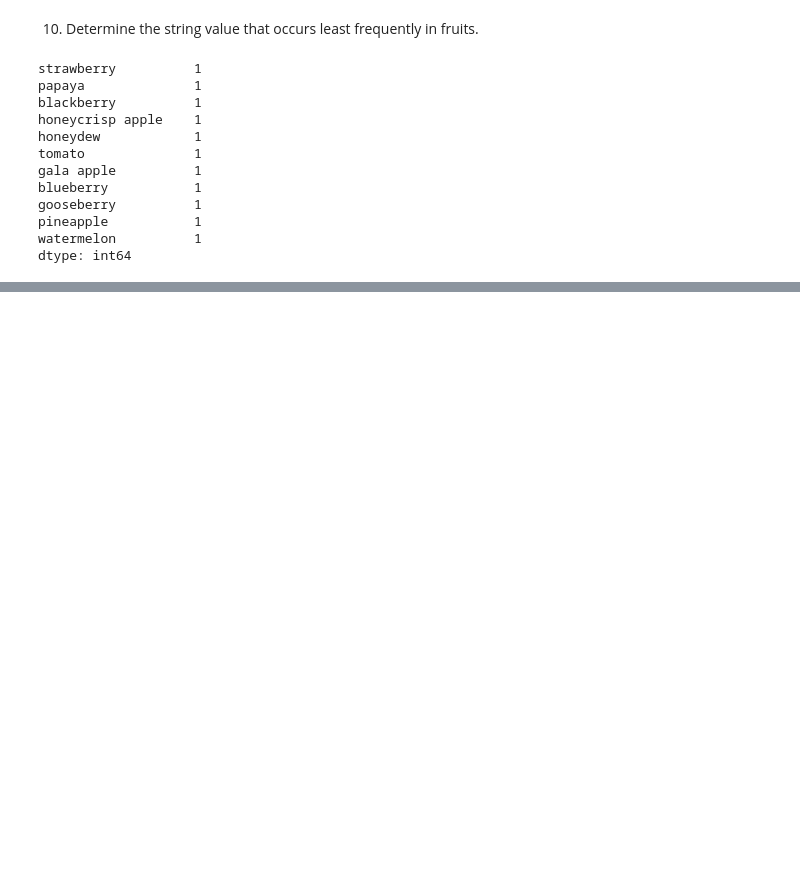
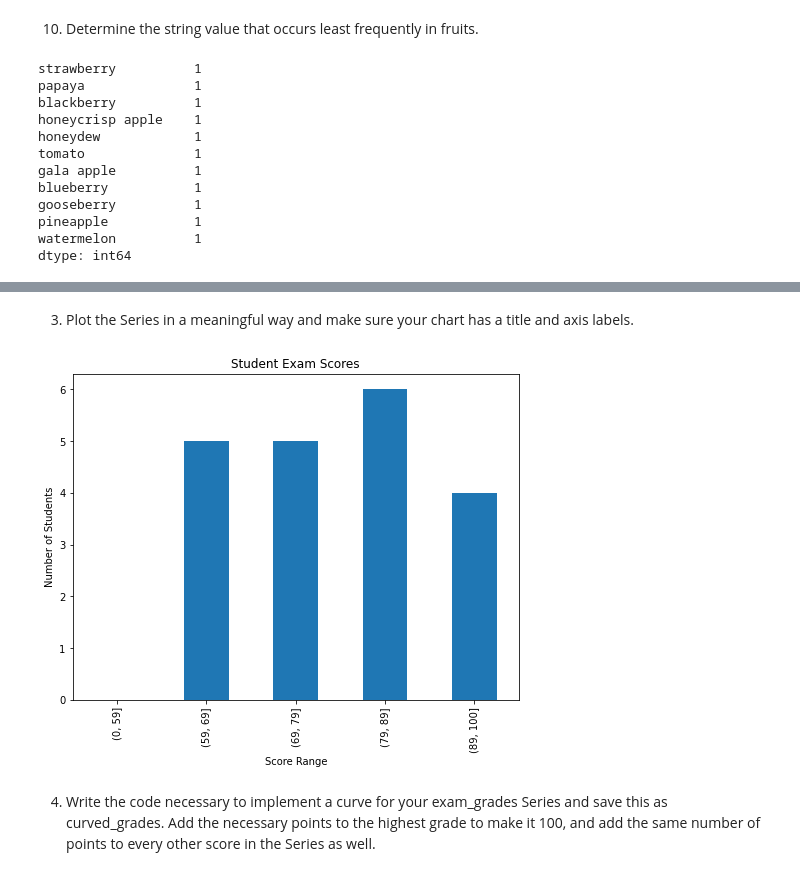
Before and after one commit to sophia-stewart/numpy-pandas-visualization-exercises, a Jupyter notebook: pandas_series.ipynb, the cells around one changed output, grey strips where cells are left out. Cells and saved outputs as stored; diff of their text form; code cells hidden in the pictures; blank space fills up the shorter version.

```diff
--- a/pandas_series.ipynb
+++ b/pandas_series.ipynb
@@ -163,0 +509,4 @@ dtype: int64
+# %%
+exam_scores = [60, 86, 75, 62, 93, 71, 60, 83, 95, 78, 65, 72, 69, 81, 96, 80, 85, 92, 82, 78]
+exam_scores = pd.Series(exam_scores)
+exam_scores
@@ -163,0 +553,11 @@ dtype: int64
+# %% [markdown]
+3. Plot the Series in a meaningful way and make sure your chart has a title and axis labels.
+# %%
+binned_grades = pd.cut(exam_scores, bins = (0,59,69,79,89,100)).value_counts()
+binned_grades.sort_index().plot.bar(figsize = (8,6), xlabel = 'Score Range',
+                                     ylabel = 'Number of Students',
+                                     title = 'Student Exam Scores');
+# %% [output]
+[figure, added]
+# %% [markdown]
+4. Write the code necessary to implement a curve for your exam_grades Series and save this as curved_grades. Add the necessary points to the highest grade to make it 100, and add the same number of points to every other score in the Series as well.
```
Also changed, not shown: parts of 66 cells of this notebook.
